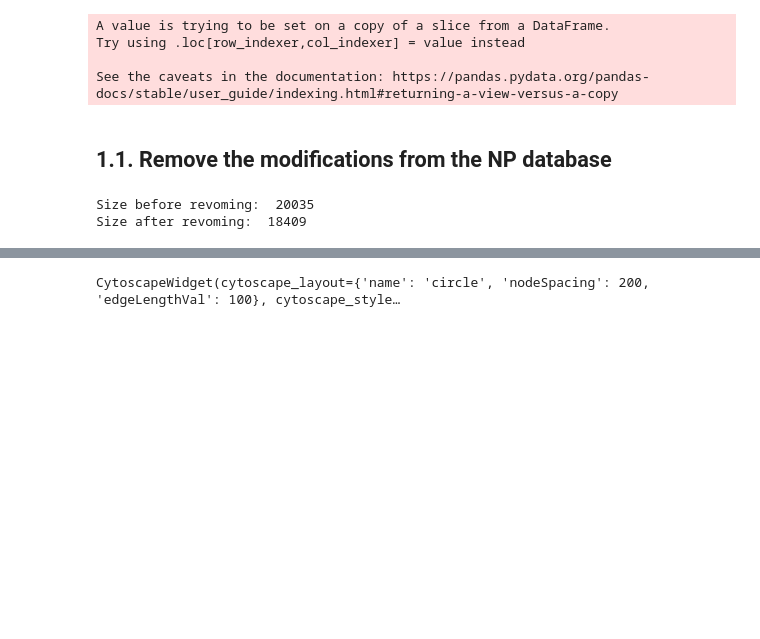
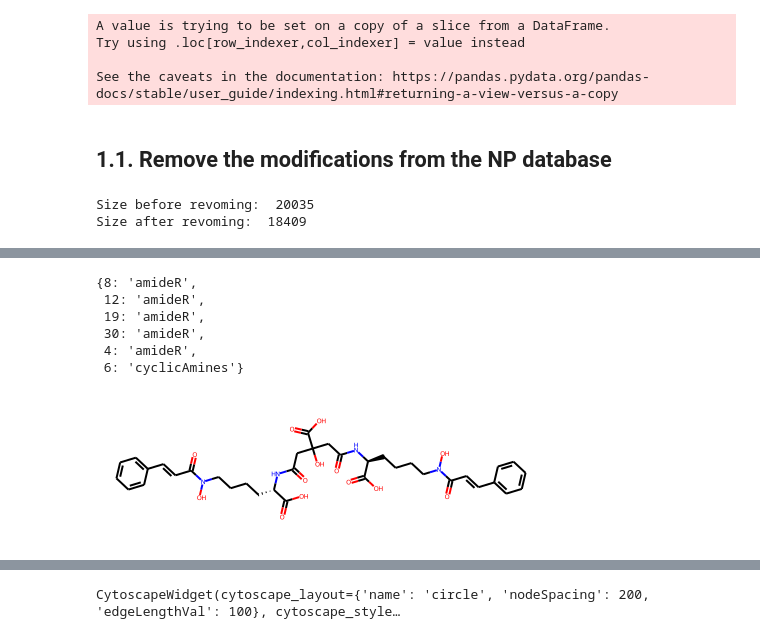
Before and after one commit to mattialpg/geass, a Jupyter notebook: 05 - Geass with Metabolic Disassembler READY.ipynb, the cells around one changed output, grey strips where cells are left out. Drawn from its saved outputs; the diff is of its cells as text; code cells hidden in the pictures; blank space fills up the shorter version.

```diff
--- a/05 - Geass with Metabolic Disassembler READY.ipynb
+++ b/05 - Geass with Metabolic Disassembler READY.ipynb
@@ -80,2 +85,11 @@ fragmentator.get_bonds_to_break()
+# %%
+fragmentator.breakable_mol_bonds
+# %% [output]
+{8: 'amideR',
+ 12: 'amideR',
+ 19: 'amideR',
+ 30: 'amideR',
+ 4: 'amideR',
+ 6: 'cyclicAmines'}
 # %%
 fragmentator.create_fragmentation_graph()
@@ -81,0 +97,4 @@ fragmentator.create_fragmentation_graph()
+# %%
+mols[indexer_original_mols.index('SF_0189')]
+# %% [output]
+[figure, added]
```
Also changed, not shown: parts of 25 cells of this notebook, 7 other files.
